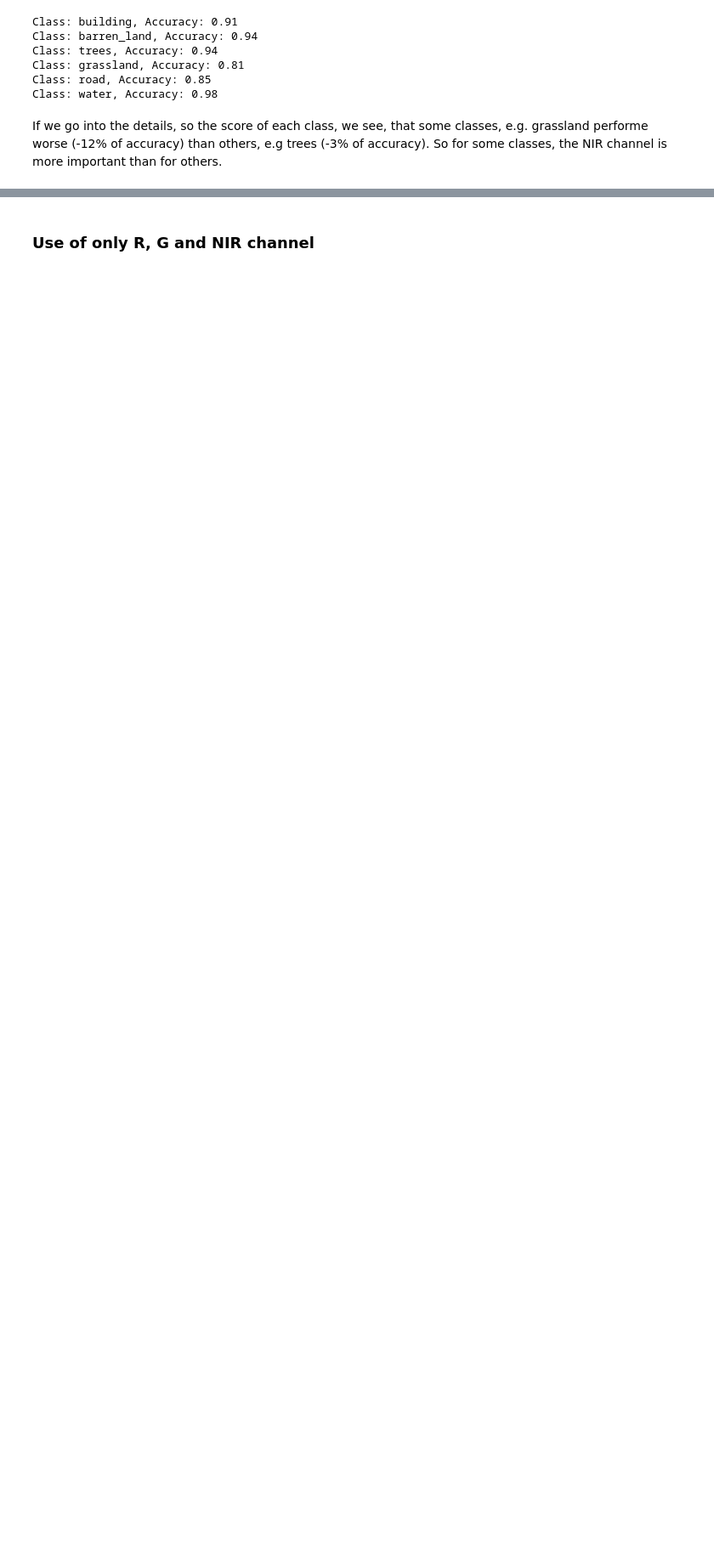
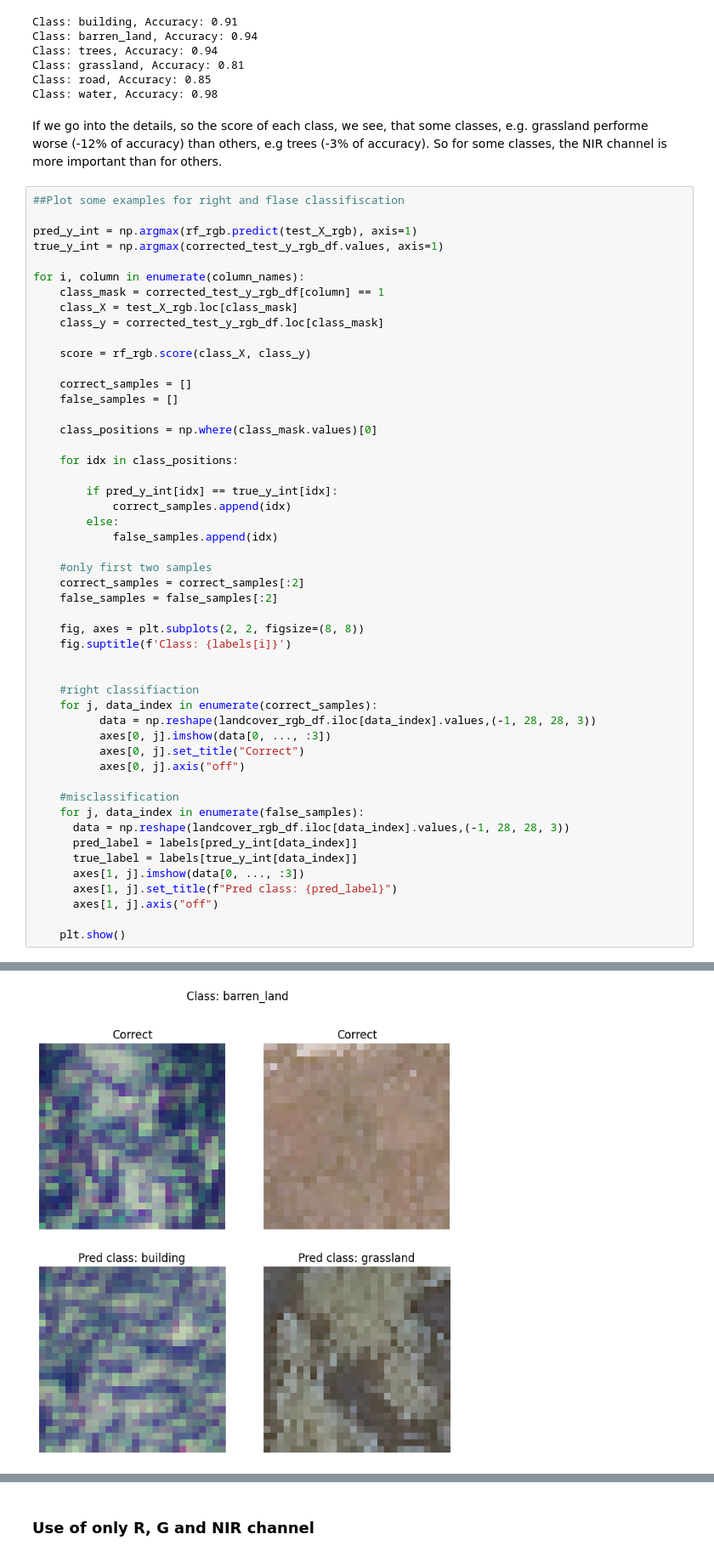
Before and after one commit to sbauer01/remote-sensing-lc-sb, a Jupyter notebook: remote_sensing/Random_forest_classifier_on_remote_sensing_image.ipynb, the cells around one changed output, grey strips where cells are left out. Shown at 85% size. Drawn from its saved outputs; the diff is of its cells as text; blank space fills up the shorter version.

```diff
--- a/remote_sensing/Random_forest_classifier_on_remote_sensing_image.ipynb
+++ b/remote_sensing/Random_forest_classifier_on_remote_sensing_image.ipynb
@@ -350,3 +350,54 @@ Class: road, Accuracy: 0.85
 Class: water, Accuracy: 0.98
 # %% [markdown]
 If we go into the details, so the score of each class, we see, that some classes, e.g. grassland performe worse (-12% of accuracy) than others, e.g  trees (-3% of accuracy). So for some classes, the NIR channel is more important than for others.
+# %%
+##Plot some examples for right and flase classifiscation
+
+pred_y_int = np.argmax(rf_rgb.predict(test_X_rgb), axis=1)
+true_y_int = np.argmax(corrected_test_y_rgb_df.values, axis=1)
+
+for i, column in enumerate(column_names):
+    class_mask = corrected_test_y_rgb_df[column] == 1
+    class_X = test_X_rgb.loc[class_mask]
+    class_y = corrected_test_y_rgb_df.loc[class_mask]
+
+    score = rf_rgb.score(class_X, class_y)
+
+    correct_samples = []
+    false_samples = []
+
+    class_positions = np.where(class_mask.values)[0]
+
+    for idx in class_positions:
+
+        if pred_y_int[idx] == true_y_int[idx]:
+            correct_samples.append(idx)
+        else:
+            false_samples.append(idx)
+
+    #only first two samples
+    correct_samples = correct_samples[:2]
+    false_samples = false_samples[:2]
+
+    fig, axes = plt.subplots(2, 2, figsize=(8, 8))
+    fig.suptitle(f'Class: {labels[i]}')
+
+
+    #right classifiaction
+    for j, data_index in enumerate(correct_samples):
+          data = np.reshape(landcover_rgb_df.iloc[data_index].values,(-1, 28, 28, 3))
+          axes[0, j].imshow(data[0, ..., :3])
+          axes[0, j].set_title("Correct")
+          axes[0, j].axis("off")
+
+    #misclassification
+    for j, data_index in enumerate(false_samples):
+      data = np.reshape(landcover_rgb_df.iloc[data_index].values,(-1, 28, 28, 3))
+      pred_label = labels[pred_y_int[data_index]]
+      true_label = labels[true_y_int[data_index]]
+      axes[1, j].imshow(data[0, ..., :3])
+      axes[1, j].set_title(f"Pred class: {pred_label}")
+      axes[1, j].axis("off")
+
+    plt.show()
+# %% [output]
@@ -352,0 +405 @@ If we go into the details, so the score of each class, we see, that some classes
+[figure, added]
```
Also changed, not shown: parts of 9 cells of this notebook.
